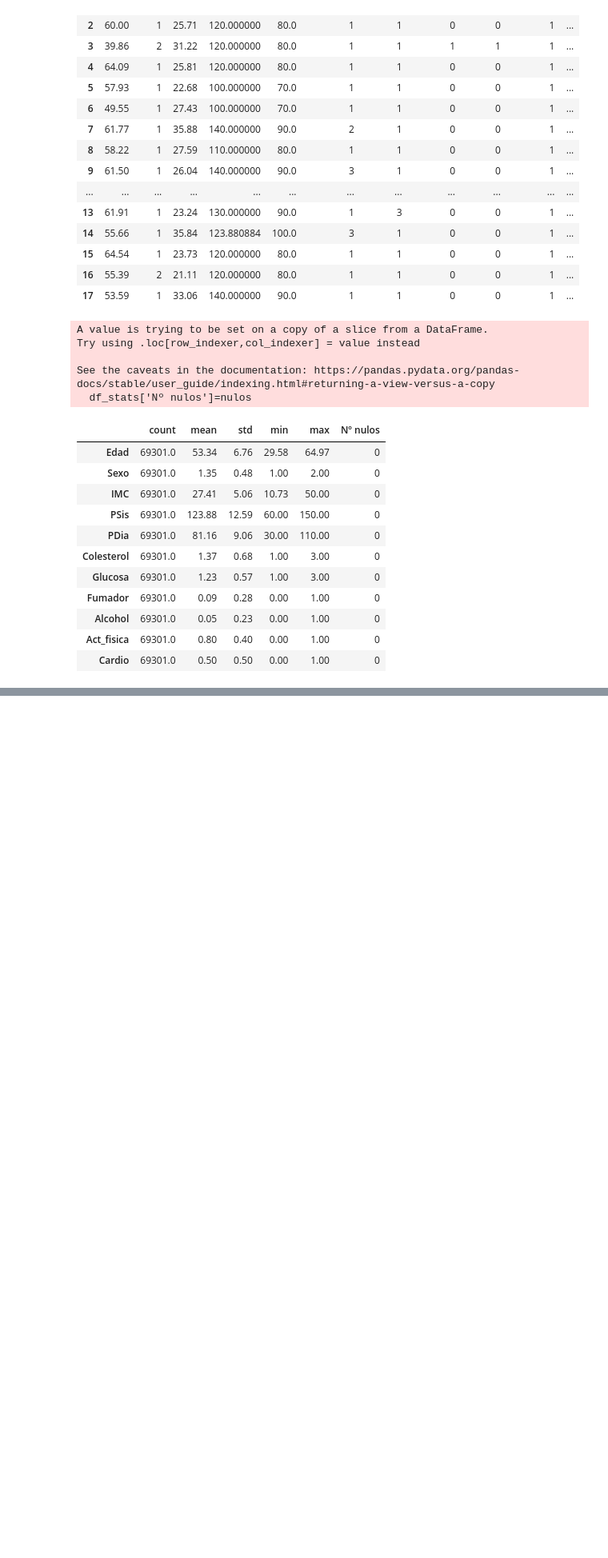
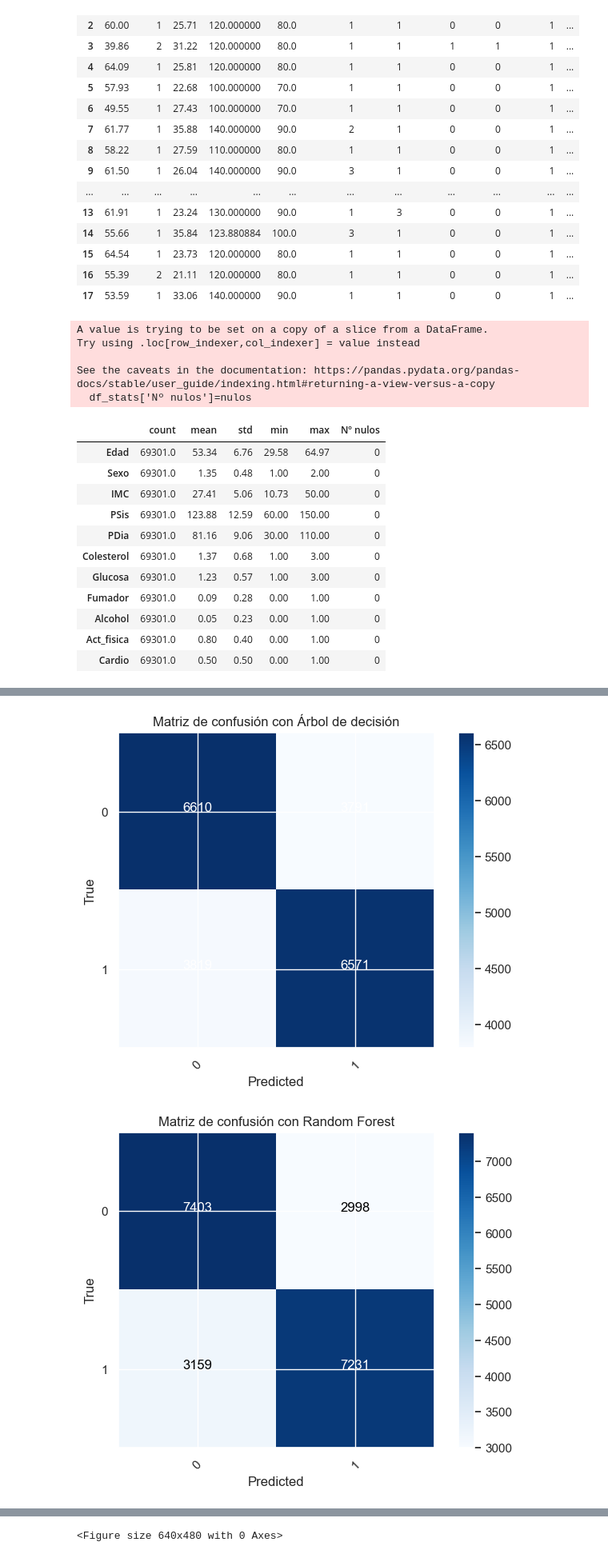
Before and after one commit to Robertoguisasola/Mineria, a Jupyter notebook: Entrega_Final.ipynb, the cells around one changed output, grey strips where cells are left out. Shown at 80% size. Cells and saved outputs as stored; diff of their text form; code cells hidden in the pictures; blank space fills up the shorter version.

```diff
--- a/Entrega_Final.ipynb
+++ b/Entrega_Final.ipynb
@@ -536,6 +564,8 @@ def perform_exp(X,y,model,model_id,n_folds,results_path):
                 pickle.dump(dic, handle, protocol=pickle.HIGHEST_PROTOCOL)
 # %%
 from sklearn.ensemble import RandomForestClassifier
+from sklearn.linear_model import LogisticRegression
+from sklearn.neighbors import KNeighborsClassifier
 from sklearn.tree import DecisionTreeClassifier
 
 
@@ -551,10 +581,10 @@ def get_sklenarn_data(df,class_name):
 
     Returns
     -------
-    arrays NumPy
-    X: array NumPy se representa como una matriz de dos dimensiones donde cada fila representa unos datos asociados a una y
-    y: array NumPy de una dimensión que será el dato de la variable objetivo correspondientes a cada instancia de entrenamiento en X
-        '''
+        arrays NumPy
+        X: array NumPy se representa como una matriz de dos dimensiones donde cada fila representa unos datos asociados a una y
+        y: array NumPy de una dimensión que será el dato de la variable objetivo correspondientes a cada instancia de entrenamiento en X
+    '''
     # Extraer las características independientes y la clase
     X = df.drop(class_name, axis=1).to_numpy()
     y = df[class_name].to_numpy() #me quedo tan solo con un array de de la variable indicada, en este caso el que queremos predecir
@@ -575,7 +605,7 @@ reset_dict(results_file_path,dict())
 res_dict = load_results(results_file_path)
 
 #Creamos un listado con todos los clasificadores que se emplean, incluyendo su nombre y su método, que lo pasaremos a la función perform_exp
-clasificadores = {'Árbol': DecisionTreeClassifier(random_state=0), 'Random Forest': RandomForestClassifier(random_state=0)}
+clasificadores = {'Árbol de decisión': DecisionTreeClassifier(random_state=0), 'Random Forest': RandomForestClassifier(random_state=0), 'KNN': KNeighborsClassifier(), 'Regresión Logística': LogisticRegression(max_iter = 1000)}
 
 print("Lanzo experimentos por primera vez")
 for i, j in zip(clasificadores.keys(), clasificadores.values()):
@@ -594,0 +734,20 @@ Lanzo experimentos por primera vez
+# %%
+from sklearn.model_selection import train_test_split
+
+X_train, X_test, y_train, y_test = train_test_split(X, y, random_state=0, train_size=0.7) # 0.7, el 70% de los datos para entrenamiento
+
+for i, j in zip(clasificadores.keys(), clasificadores.values()):
+    #Creo el nuevo clasificador con Regresión Logistica y calculo su precisión
+    model = j
+    # Entrena el modelo con el 70% de los datos
+    model.fit(X_train, y_train)
+
+    # Evalua el modelo con el 30% restante
+    y_predict = model.predict(X_test)
+    accuracy_score(y_test, y_predict)
+
+    matriz = confusion_matrix(y_test, y_predict)
+    representarMatriz(i, matriz, clases = range(2))
+# %% [output]
+[figure, added]
+[figure, added]
@@ -595,3 +756,4 @@ Lanzo experimentos por primera vez
+<Figure size 640x480 with 0 Axes>
 # %%
 #Esto saca ventanas
 from tkinter import *
```
Also changed, not shown: parts of 12 cells of this notebook.
